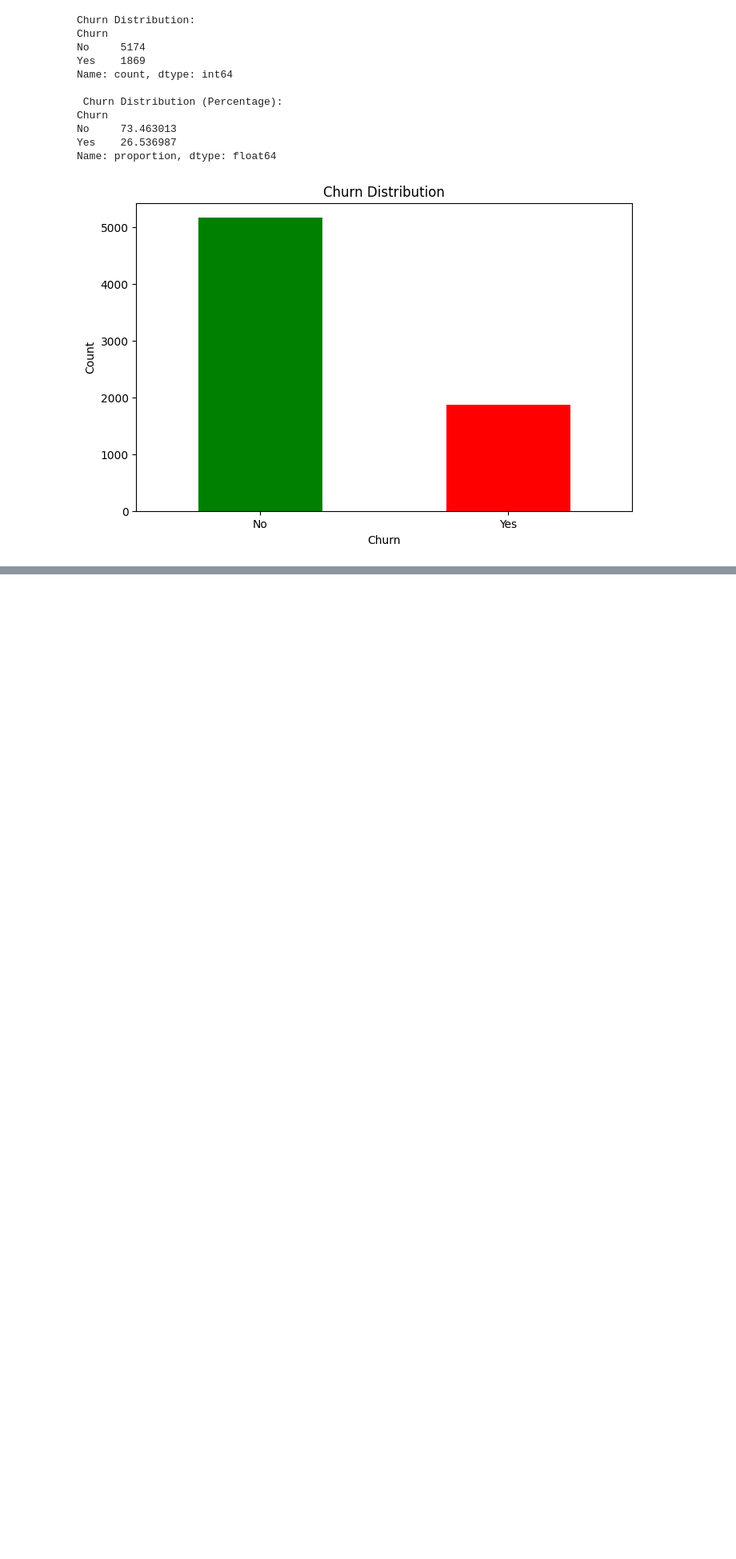
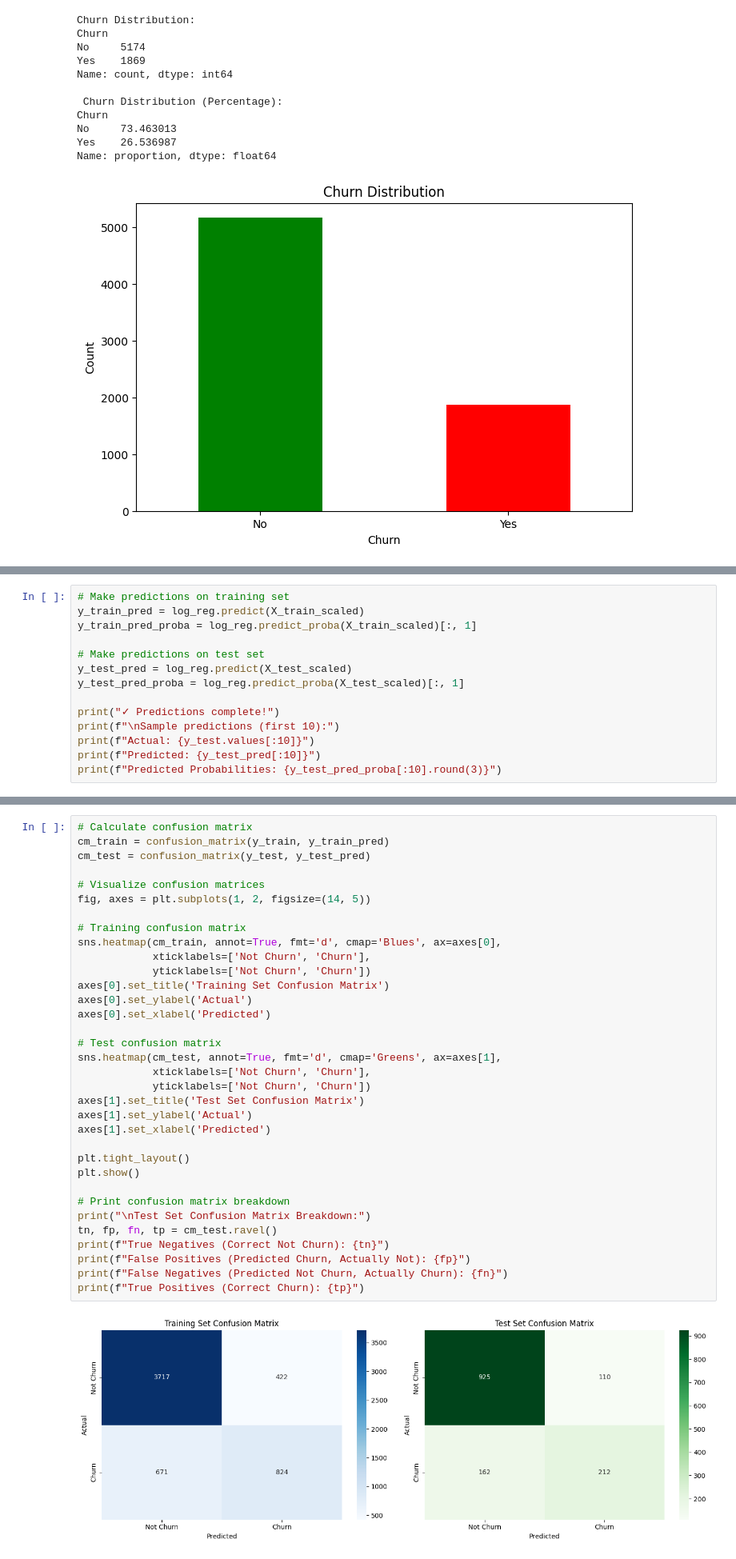
Before and after one commit to navaneethakannanindia7/Privacy-Preserving-Customer-churn-Prediction-using-Federated-Learning-on-distributed-Data, a Jupyter notebook: projectfinal.ipynb, the cells around one changed output, grey strips where cells are left out. Shown at 80% size. Cells and saved outputs as stored; diff of their text form; blank space fills up the shorter version.

```diff
--- a/projectfinal.ipynb
+++ b/projectfinal.ipynb
@@ -136,0 +386,14 @@ Name: proportion, dtype: float64
+# %%
+# Make predictions on training set
+y_train_pred = log_reg.predict(X_train_scaled)
+y_train_pred_proba = log_reg.predict_proba(X_train_scaled)[:, 1]
+
+# Make predictions on test set
+y_test_pred = log_reg.predict(X_test_scaled)
+y_test_pred_proba = log_reg.predict_proba(X_test_scaled)[:, 1]
+
+print("✓ Predictions complete!")
+print(f"\nSample predictions (first 10):")
+print(f"Actual: {y_test.values[:10]}")
+print(f"Predicted: {y_test_pred[:10]}")
+print(f"Predicted Probabilities: {y_test_pred_proba[:10].round(3)}")
@@ -136,0 +431,36 @@ Name: proportion, dtype: float64
+# %%
+# Calculate confusion matrix
+cm_train = confusion_matrix(y_train, y_train_pred)
+cm_test = confusion_matrix(y_test, y_test_pred)
+
+# Visualize confusion matrices
+fig, axes = plt.subplots(1, 2, figsize=(14, 5))
+
+# Training confusion matrix
+sns.heatmap(cm_train, annot=True, fmt='d', cmap='Blues', ax=axes[0],
+            xticklabels=['Not Churn', 'Churn'],
+            yticklabels=['Not Churn', 'Churn'])
+axes[0].set_title('Training Set Confusion Matrix')
+axes[0].set_ylabel('Actual')
+axes[0].set_xlabel('Predicted')
+
+# Test confusion matrix
+sns.heatmap(cm_test, annot=True, fmt='d', cmap='Greens', ax=axes[1],
+            xticklabels=['Not Churn', 'Churn'],
+            yticklabels=['Not Churn', 'Churn'])
+axes[1].set_title('Test Set Confusion Matrix')
+axes[1].set_ylabel('Actual')
+axes[1].set_xlabel('Predicted')
+
+plt.tight_layout()
+plt.show()
+
+# Print confusion matrix breakdown
+print("\nTest Set Confusion Matrix Breakdown:")
+tn, fp, fn, tp = cm_test.ravel()
+print(f"True Negatives (Correct Not Churn): {tn}")
+print(f"False Positives (Predicted Churn, Actually Not): {fp}")
+print(f"False Negatives (Predicted Not Churn, Actually Churn): {fn}")
+print(f"True Positives (Correct Churn): {tp}")
+# %% [output]
+[figure, added]
```
Also changed, not shown: parts of 17 cells of this notebook.
